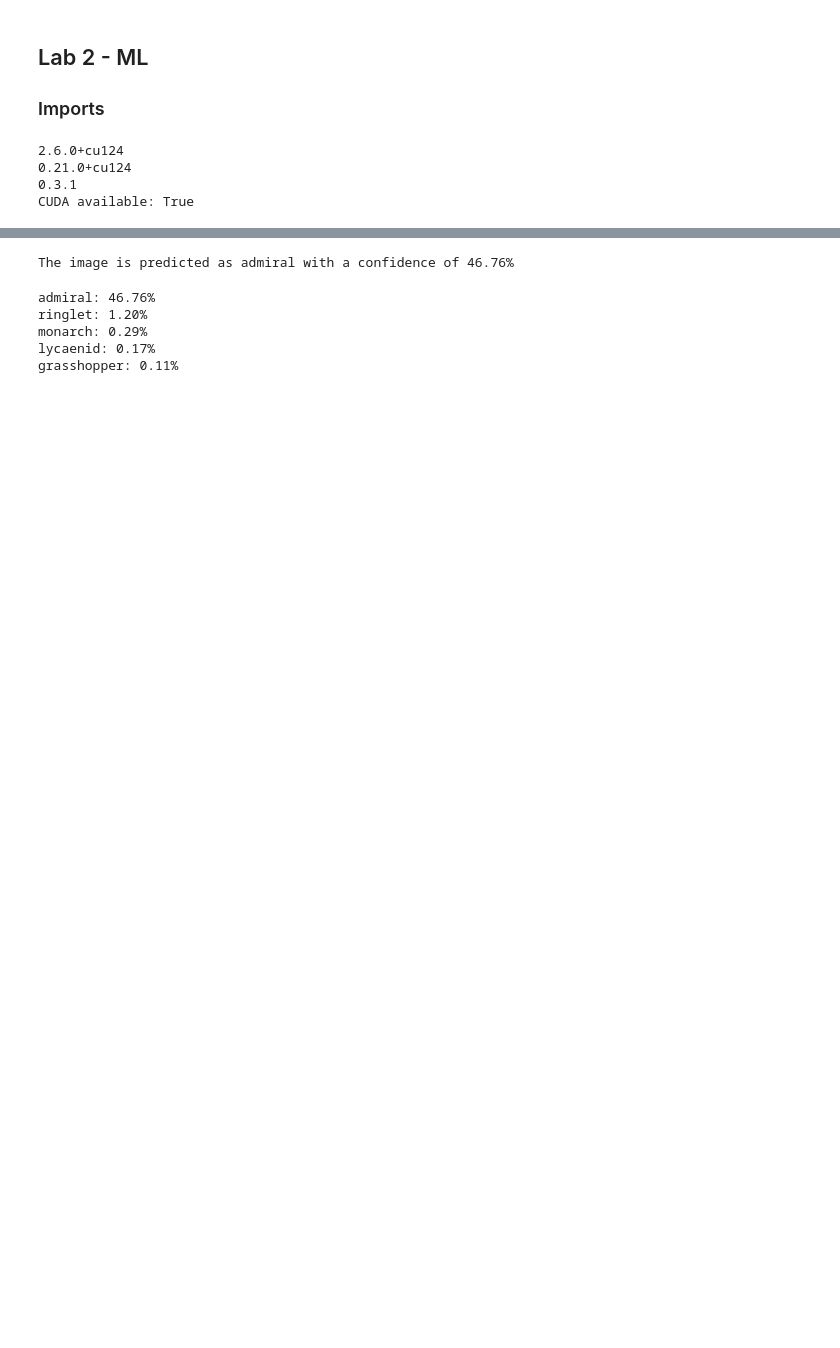
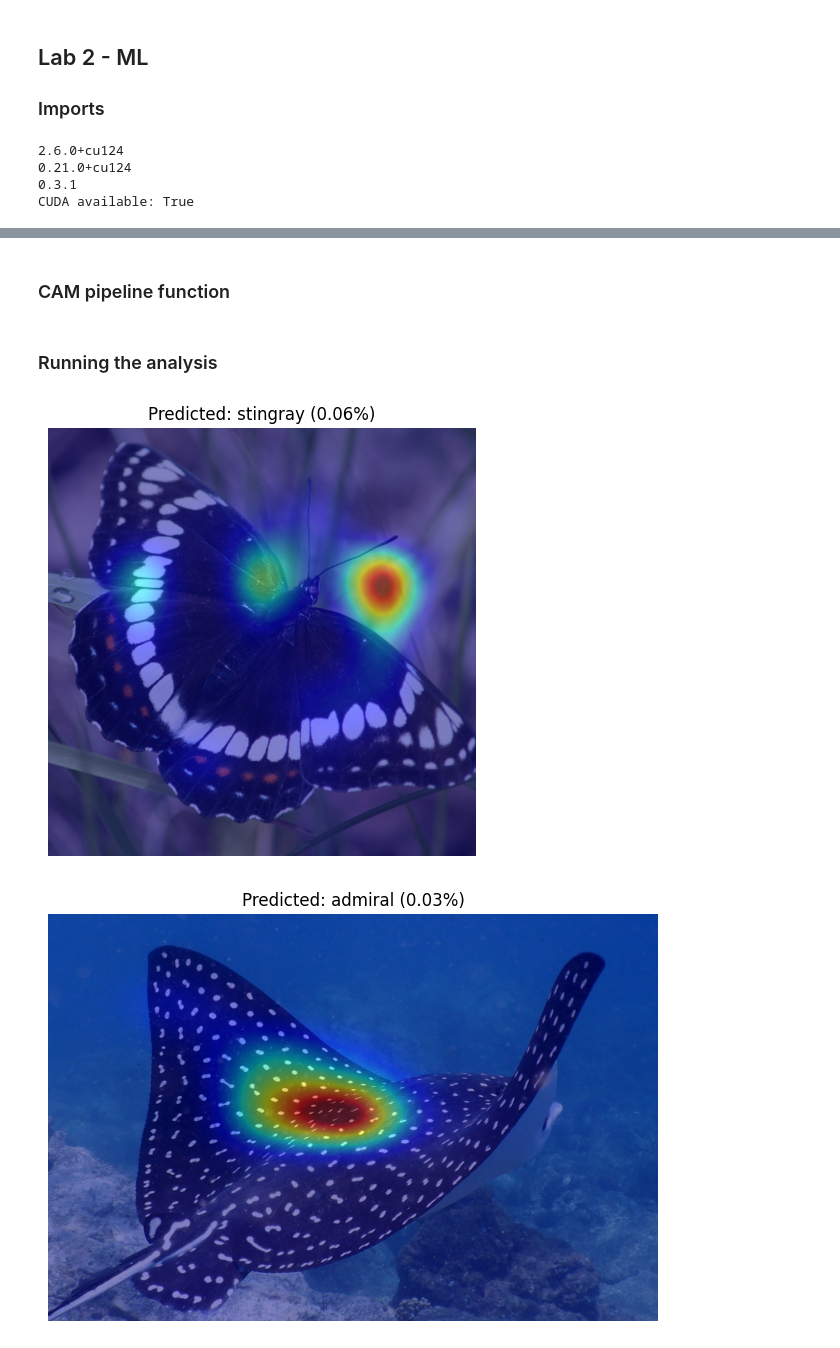
Before and after one commit to StefanoML/Machine-Learning, a Jupyter notebook: Labs/Lab2_NeuralNetworks/Lab2.ipynb, the cells around one changed output, grey strips where cells are left out. Saved outputs shown, nothing was run; the diff lists cells and outputs as text; code cells hidden in the pictures; blank space fills up the shorter version.

Commit message:
CAM
created CAM and added a streamlined function that handles the whole image analysis

```diff
--- a/Labs/Lab2_NeuralNetworks/Lab2.ipynb
+++ b/Labs/Lab2_NeuralNetworks/Lab2.ipynb
@@ -20,10 +27,7 @@ CUDA available: True
 # %%
-from torchvision.models import get_model, get_model_weights
-
 weights = get_model_weights("resnet50").DEFAULT
-model = get_model("resnet50", weights=weights).eval()
+model = get_model("resnet50", weights=weights).eval().to("cuda")
 
 print("Model loaded")
-print("Input preprocessing:", weights.transforms())
 # %% [output]
 Model loaded
@@ -53,4 +42,0 @@ Total classes: 1000
-# %%
-img = decode_image("admiralbutterfly.jpg")
-print(img.shape)
-print(img.dtype)
@@ -76,7 +42,0 @@ torch.Size([1, 3, 224, 224])
-# %%
-model = model.to("cuda")
-
-with torch.no_grad():
-    output = model(batch.to("cuda"))
-
-print(output.shape)
@@ -97,21 +63,38 @@ def predict(probs):
     name = class_index[str(index)][1]
     confidence = probs[index].item()
     return name, confidence
-
-name, confidence = predict(probs)
-print(f"The image is predicted as {name} with a confidence of {confidence:.2%}")
-# %% [output]
-The image is predicted as admiral with a confidence of 46.76%
-# %%
-top5 = torch.topk(probs, 5)
-for i in range(5):
-    index = top5.indices[i].item()
-    name = class_index[str(index)][1]
-    confidence = top5.values[i].item()
-    print(f"{name}: {confidence:.2%}")
-# %% [output]
-admiral: 46.76%
-ringlet: 1.20%
-monarch: 0.29%
-lycaenid: 0.17%
-grasshopper: 0.11%
+# %% [markdown]
+### CAM pipeline function
+# %%
+def run_cam(filename, layer, target_class=None):
+    img = decode_image(filename)
+    preprocess = weights.transforms()
+    input_tensor = preprocess(img)
+    batch_cuda = input_tensor.unsqueeze(0).to("cuda")
+
+    cam_extractor = LayerCAM(model, target_layer=layer)
+    output = model(batch_cuda)
+    probs = torch.softmax(output.squeeze(0), dim=0)
+    class_idx = target_class if target_class is not None else probs.argmax().item()
+    activation_map = cam_extractor(class_idx, output)
+
+    pil_img = to_pil_image(img)
+    pil_map = to_pil_image(activation_map[0].squeeze(0), mode='F')
+    result = overlay_mask(pil_img, pil_map, alpha=0.5)
+
+    plt.imshow(result)
+    plt.axis('off')
+    plt.title(f"Predicted: {class_index[str(class_idx)][1]} ({probs[class_idx].item():.2%})")
+    plt.tight_layout()
+    plt.show()
+# %% [markdown]
+### Running the analysis
+# %%
+run_cam("admiralbutterfly.jpg", "layer4", 6)
+run_cam("stingray.jpeg", "layer4", 321)
+run_cam("reef.jpg", "layer4")
+run_cam("underwater.jpg", "layer4")
+run_cam("spaceship.jpg", "layer4")
+# %% [output]
+[figure, added]
+[figure, added]
```
Also changed, not shown: parts of 16 cells of this notebook.
